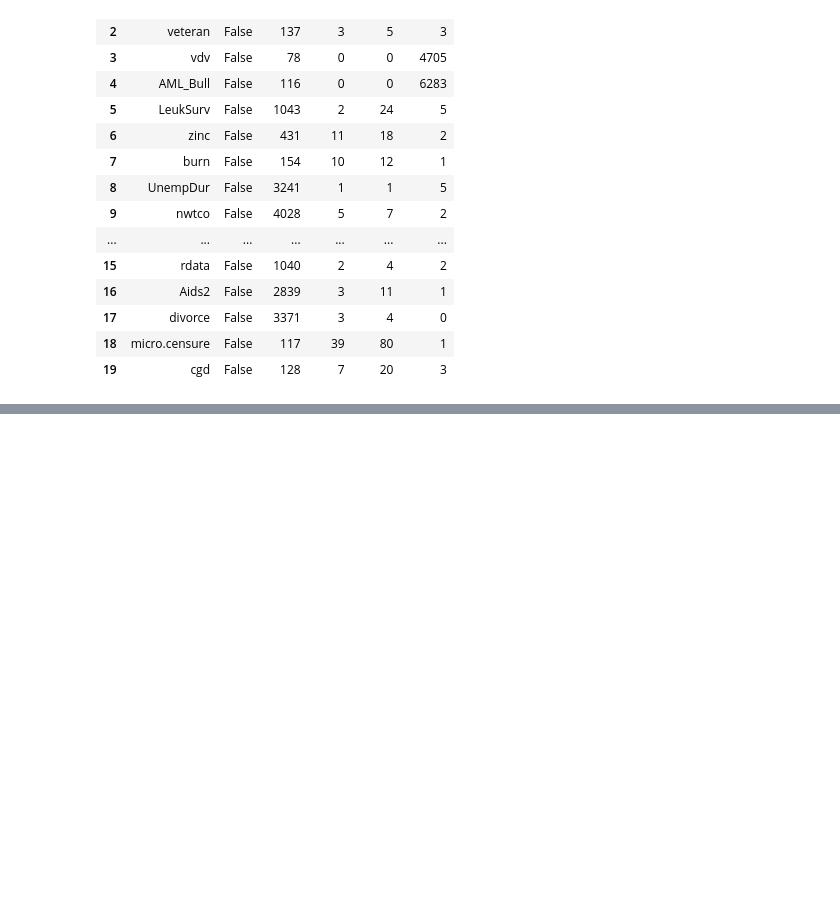
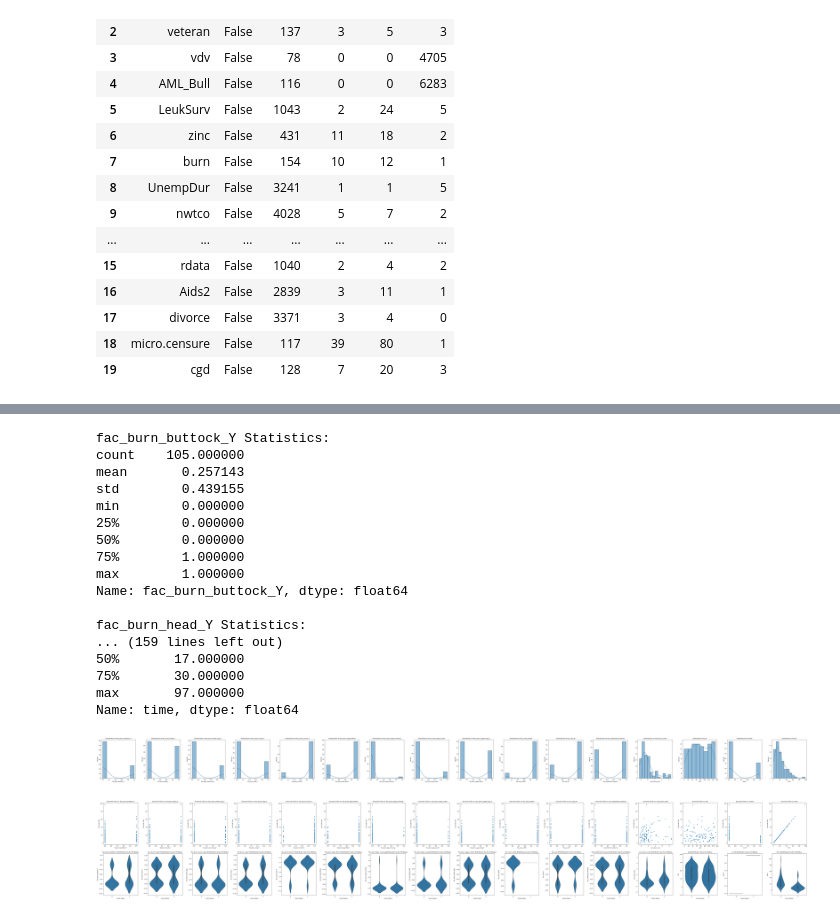
Before and after one commit to wjvandermerwe/ResCap, a Jupyter notebook: research_report/project/experiments/explore_features.ipynb, the cells around one changed output, grey strips where cells are left out. Saved outputs shown, nothing was run; the diff lists cells and outputs as text; code cells hidden in the pictures; blank space fills up the shorter version.

```diff
--- a/research_report/project/experiments/explore_features.ipynb
+++ b/research_report/project/experiments/explore_features.ipynb
@@ -59,0 +83,25 @@ dataset = load_datasets(names=['burn', 'cgd', 'phpl04K8a', 'ovarian', 'flchain']
+# %%
+univariate_analysis(dataset)
+# %% [output]
+fac_burn_buttock_Y Statistics:
+count    105.000000
+mean       0.257143
+std        0.439155
+min        0.000000
+25%        0.000000
+50%        0.000000
+75%        1.000000
+max        1.000000
+Name: fac_burn_buttock_Y, dtype: float64
+
+fac_burn_head_Y Statistics:
+... (159 lines left out)
+50%       17.000000
+75%       30.000000
+max       97.000000
+Name: time, dtype: float64
+[figure, added]
+# %%
+bivariate_analysis(dataset)
+# %% [output]
+[figure, added]
```
Also changed, not shown: parts of 13 cells of this notebook, 36 other files.
